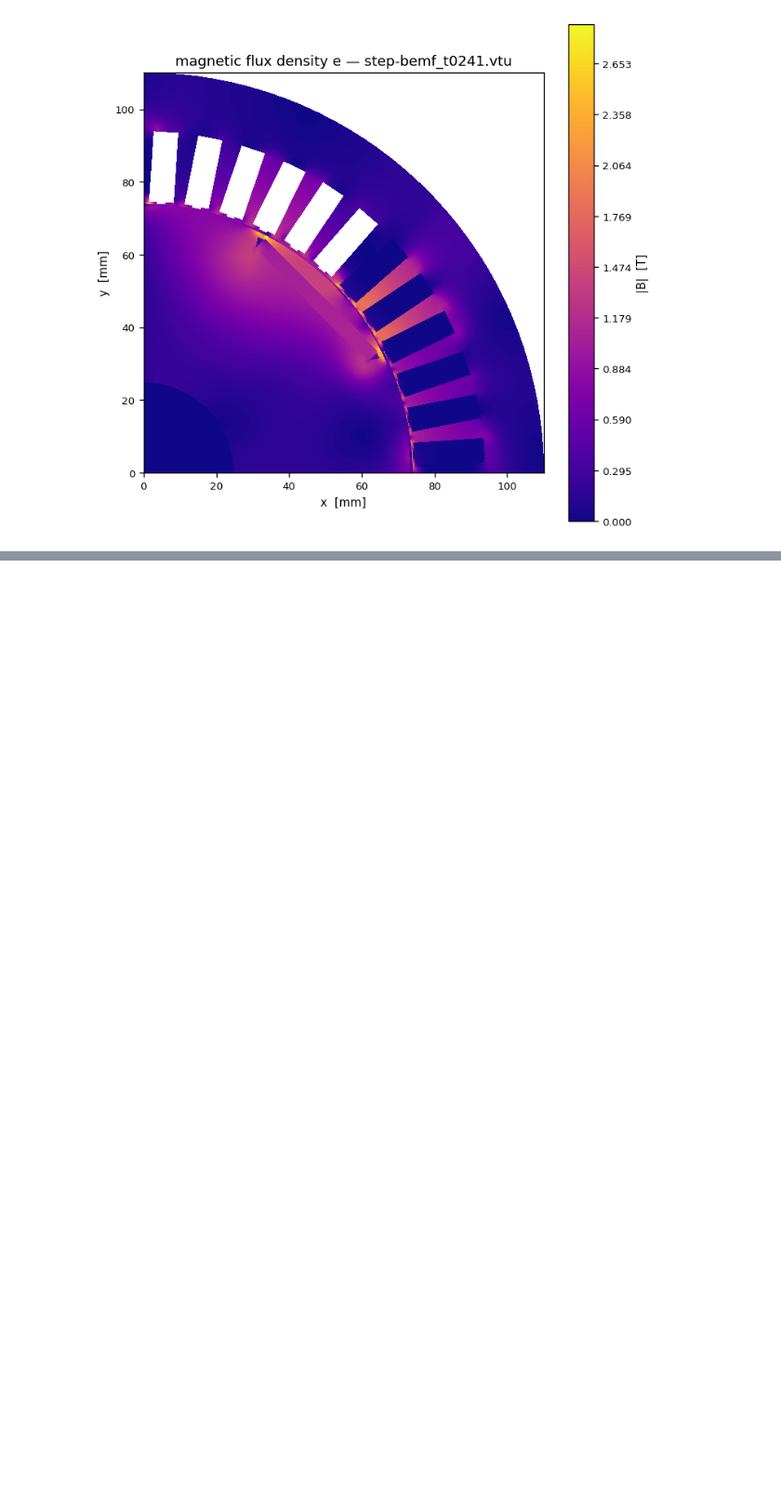
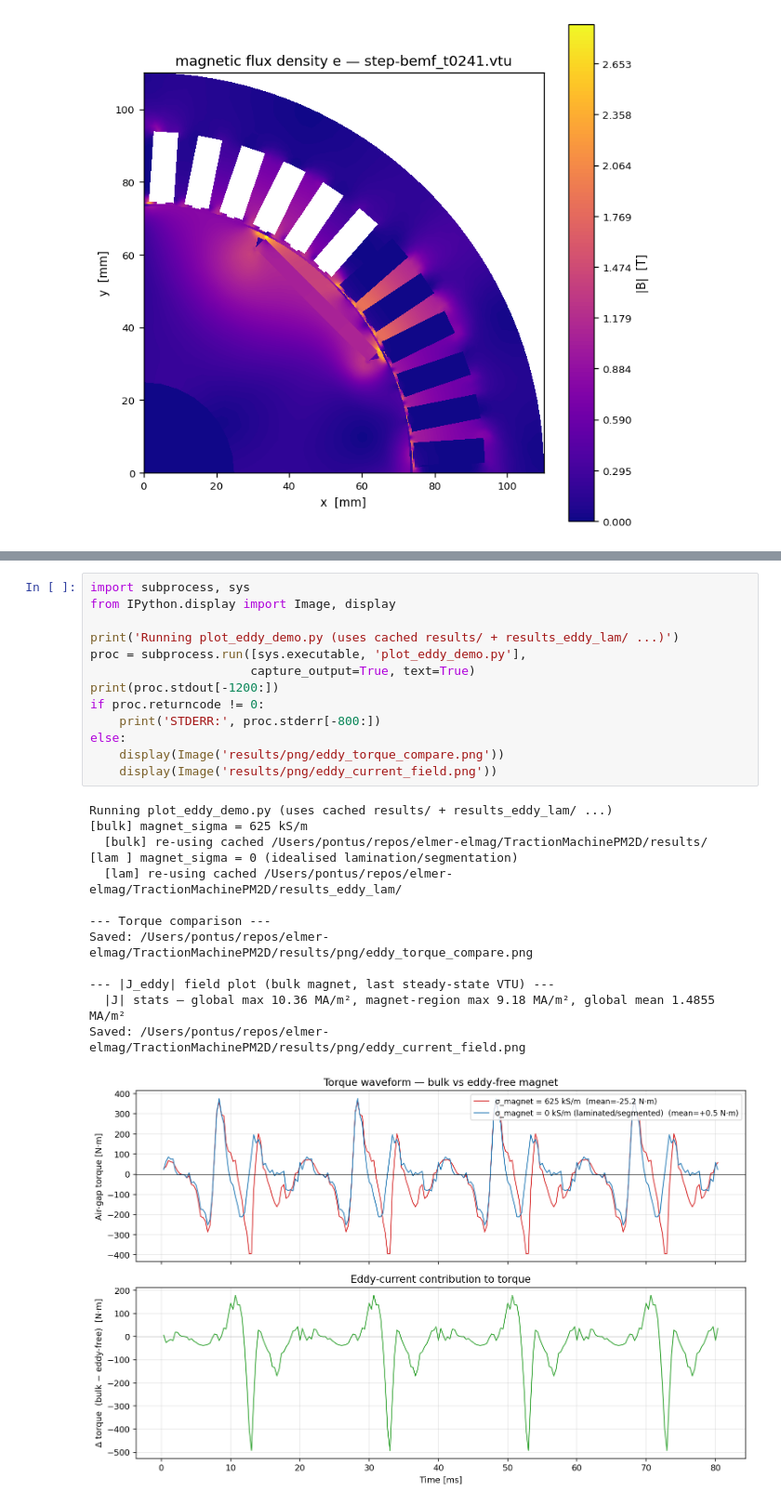
Before and after one commit to pfyhr/TractionMachinePM2D, a Jupyter notebook: example.ipynb, the cells around one changed output, grey strips where cells are left out. Shown at 93% size. Cells and saved outputs as stored; diff of their text form; blank space fills up the shorter version.

```diff
--- a/example.ipynb
+++ b/example.ipynb
@@ -1513,0 +1538,27 @@ Plotting: results_bemf/step-bemf_t0241.vtu
+# %%
+import subprocess, sys
+from IPython.display import Image, display
+
+print('Running plot_eddy_demo.py (uses cached results/ + results_eddy_lam/ ...)')
+proc = subprocess.run([sys.executable, 'plot_eddy_demo.py'],
+                      capture_output=True, text=True)
+print(proc.stdout[-1200:])
+if proc.returncode != 0:
+    print('STDERR:', proc.stderr[-800:])
+else:
+    display(Image('results/png/eddy_torque_compare.png'))
+    display(Image('results/png/eddy_current_field.png'))
+# %% [output]
+Running plot_eddy_demo.py (uses cached results/ + results_eddy_lam/ ...)
+[bulk] magnet_sigma = 625 kS/m
+  [bulk] re-using cached /Users/pontus/repos/elmer-elmag/TractionMachinePM2D/results/
+[lam ] magnet_sigma = 0 (idealised lamination/segmentation)
+  [lam] re-using cached /Users/pontus/repos/elmer-elmag/TractionMachinePM2D/results_eddy_lam/
+
+--- Torque comparison ---
+Saved: /Users/pontus/repos/elmer-elmag/TractionMachinePM2D/results/png/eddy_torque_compare.png
+
+--- |J_eddy| field plot (bulk magnet, last steady-state VTU) ---
+  |J| stats — global max 10.36 MA/m², magnet-region max 9.18 MA/m², global mean 1.4855 MA/m²
+Saved: /Users/pontus/repos/elmer-elmag/TractionMachinePM2D/results/png/eddy_current_field.png
+[figure, added]
```
Also changed, not shown: parts of 8 cells of this notebook, 1 other file.
